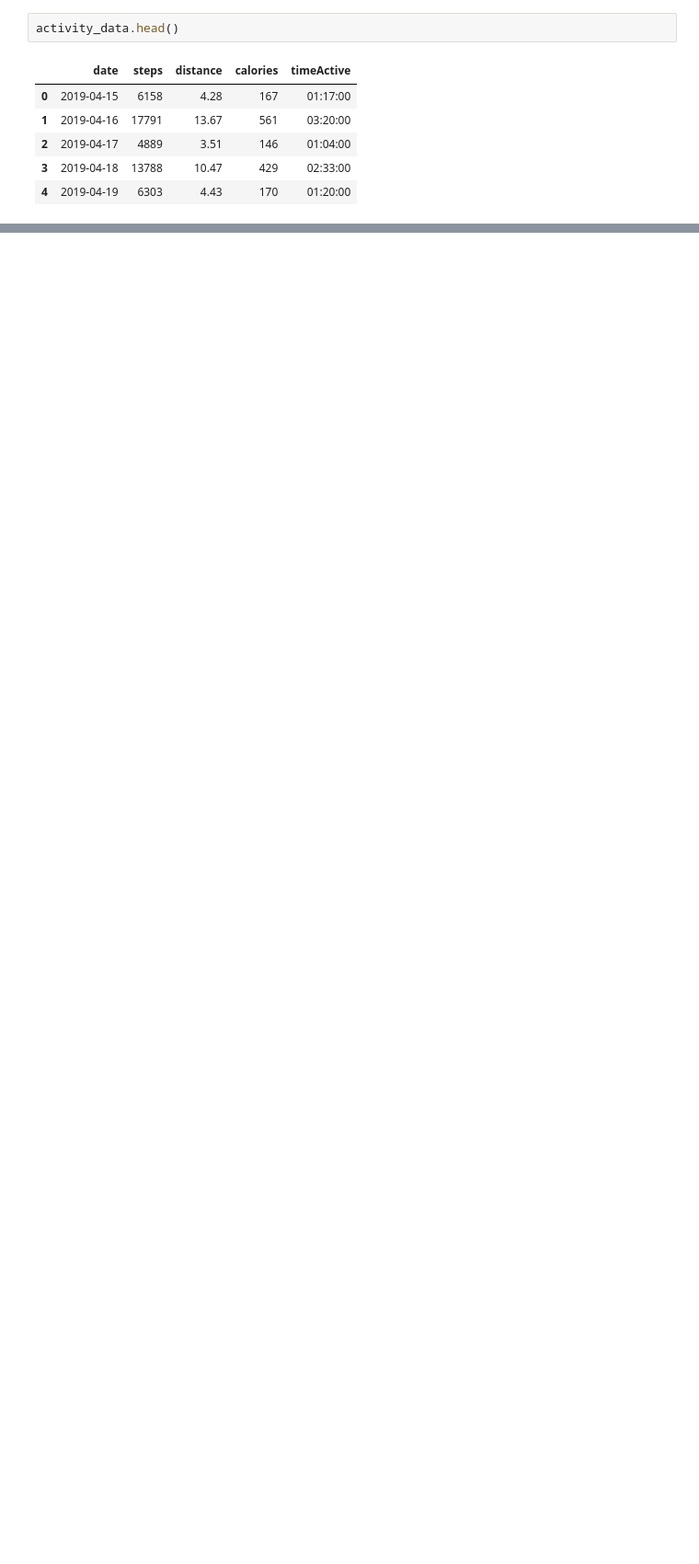
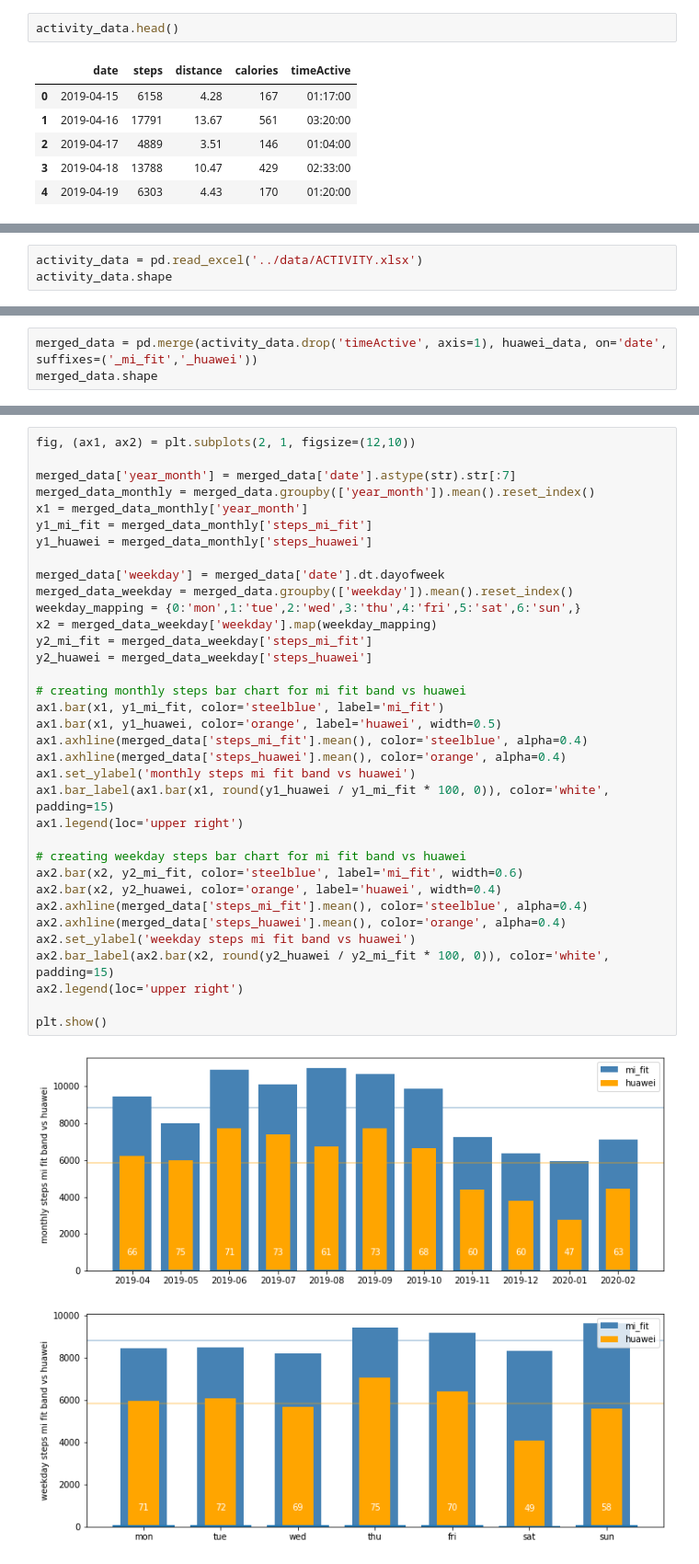
Before and after one commit to dariustamasauskas/MI-Fit-Band, a Jupyter notebook: Analysis/MI_Fit_Band.ipynb, the cells around one changed output, grey strips where cells are left out. Shown at 92% size. Drawn from its saved outputs; the diff is of its cells as text; blank space fills up the shorter version.

```diff
--- a/Analysis/MI_Fit_Band.ipynb
+++ b/Analysis/MI_Fit_Band.ipynb
@@ -23,0 +165,3 @@ activity_data.head()
+# %%
+activity_data = pd.read_excel('../data/ACTIVITY.xlsx')
+activity_data.shape
@@ -23,0 +175,3 @@ activity_data.head()
+# %%
+merged_data = pd.merge(activity_data.drop('timeActive', axis=1), huawei_data, on='date', suffixes=('_mi_fit','_huawei'))
+merged_data.shape
@@ -23,0 +189,37 @@ activity_data.head()
+# %%
+fig, (ax1, ax2) = plt.subplots(2, 1, figsize=(12,10))
+
+merged_data['year_month'] = merged_data['date'].astype(str).str[:7]
+merged_data_monthly = merged_data.groupby(['year_month']).mean().reset_index()
+x1 = merged_data_monthly['year_month']
+y1_mi_fit = merged_data_monthly['steps_mi_fit']
+y1_huawei = merged_data_monthly['steps_huawei']
+
+merged_data['weekday'] = merged_data['date'].dt.dayofweek
+merged_data_weekday = merged_data.groupby(['weekday']).mean().reset_index()
+weekday_mapping = {0:'mon',1:'tue',2:'wed',3:'thu',4:'fri',5:'sat',6:'sun',}
+x2 = merged_data_weekday['weekday'].map(weekday_mapping)
+y2_mi_fit = merged_data_weekday['steps_mi_fit']
+y2_huawei = merged_data_weekday['steps_huawei']
+
+# creating monthly steps bar chart for mi fit band vs huawei
+ax1.bar(x1, y1_mi_fit, color='steelblue', label='mi_fit')
+ax1.bar(x1, y1_huawei, color='orange', label='huawei', width=0.5)
+ax1.axhline(merged_data['steps_mi_fit'].mean(), color='steelblue', alpha=0.4)
+ax1.axhline(merged_data['steps_huawei'].mean(), color='orange', alpha=0.4)
+ax1.set_ylabel('monthly steps mi fit band vs huawei')
+ax1.bar_label(ax1.bar(x1, round(y1_huawei / y1_mi_fit * 100, 0)), color='white', padding=15)
+ax1.legend(loc='upper right')
+
+# creating weekday steps bar chart for mi fit band vs huawei
+ax2.bar(x2, y2_mi_fit, color='steelblue', label='mi_fit', width=0.6)
+ax2.bar(x2, y2_huawei, color='orange', label='huawei', width=0.4)
+ax2.axhline(merged_data['steps_mi_fit'].mean(), color='steelblue', alpha=0.4)
+ax2.axhline(merged_data['steps_huawei'].mean(), color='orange', alpha=0.4)
+ax2.set_ylabel('weekday steps mi fit band vs huawei')
+ax2.bar_label(ax2.bar(x2, round(y2_huawei / y2_mi_fit * 100, 0)), color='white', padding=15)
+ax2.legend(loc='upper right')
+
+plt.show()
+# %% [output]
+[figure, added]
```
Also changed, not shown: parts of 70 cells of this notebook.
